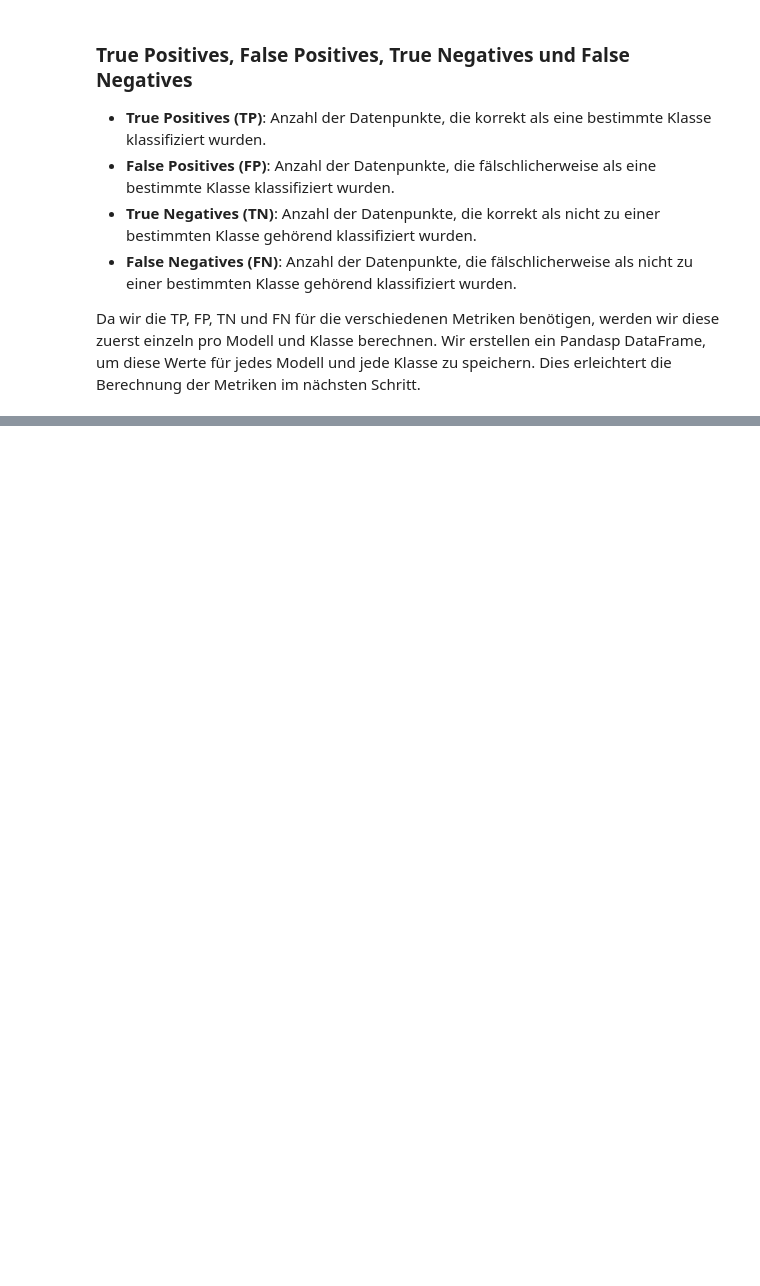
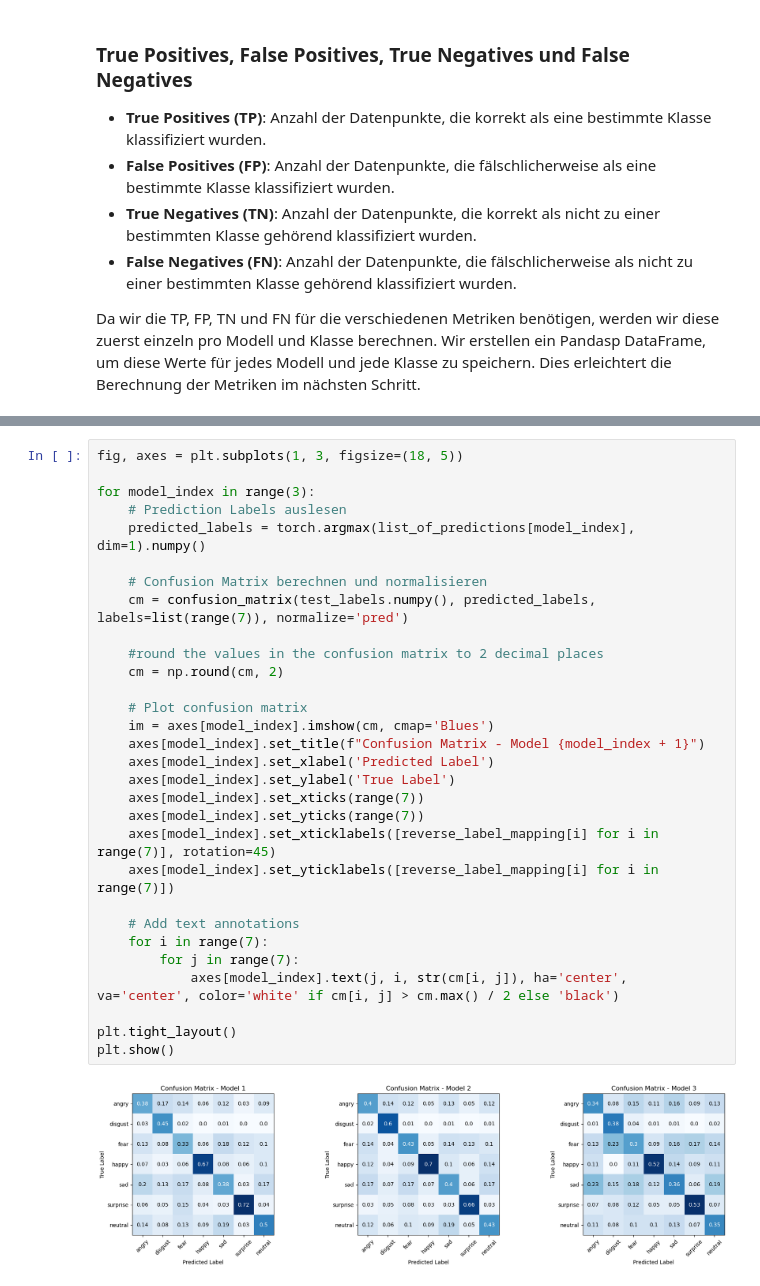
Before and after one commit to RouLee/praktikum_II_EF, a Jupyter notebook: 09_evaluation_FER_models_ML.ipynb, the cells around one changed output, grey strips where cells are left out. Cells and saved outputs as stored; diff of their text form; blank space fills up the shorter version.

```diff
--- a/09_evaluation_FER_models_ML.ipynb
+++ b/09_evaluation_FER_models_ML.ipynb
@@ -170,0 +329,32 @@ Die Precision sagt uns, wie viele der Datenpunkte, die als eine bestimmte Klasse
+# %%
+fig, axes = plt.subplots(1, 3, figsize=(18, 5))
+
+for model_index in range(3):
+    # Prediction Labels auslesen
+    predicted_labels = torch.argmax(list_of_predictions[model_index], dim=1).numpy()
+
+    # Confusion Matrix berechnen und normalisieren
+    cm = confusion_matrix(test_labels.numpy(), predicted_labels, labels=list(range(7)), normalize='pred')
+
+    #round the values in the confusion matrix to 2 decimal places
+    cm = np.round(cm, 2)
+
+    # Plot confusion matrix
+    im = axes[model_index].imshow(cm, cmap='Blues')
+    axes[model_index].set_title(f"Confusion Matrix - Model {model_index + 1}")
+    axes[model_index].set_xlabel('Predicted Label')
+    axes[model_index].set_ylabel('True Label')
+    axes[model_index].set_xticks(range(7))
+    axes[model_index].set_yticks(range(7))
+    axes[model_index].set_xticklabels([reverse_label_mapping[i] for i in range(7)], rotation=45)
+    axes[model_index].set_yticklabels([reverse_label_mapping[i] for i in range(7)])
+
+    # Add text annotations
+    for i in range(7):
+        for j in range(7):
+            axes[model_index].text(j, i, str(cm[i, j]), ha='center', va='center', color='white' if cm[i, j] > cm.max() / 2 else 'black')
+
+plt.tight_layout()
+plt.show()
+# %% [output]
+[figure, added]
```
Also changed, not shown: parts of 19 cells of this notebook.
